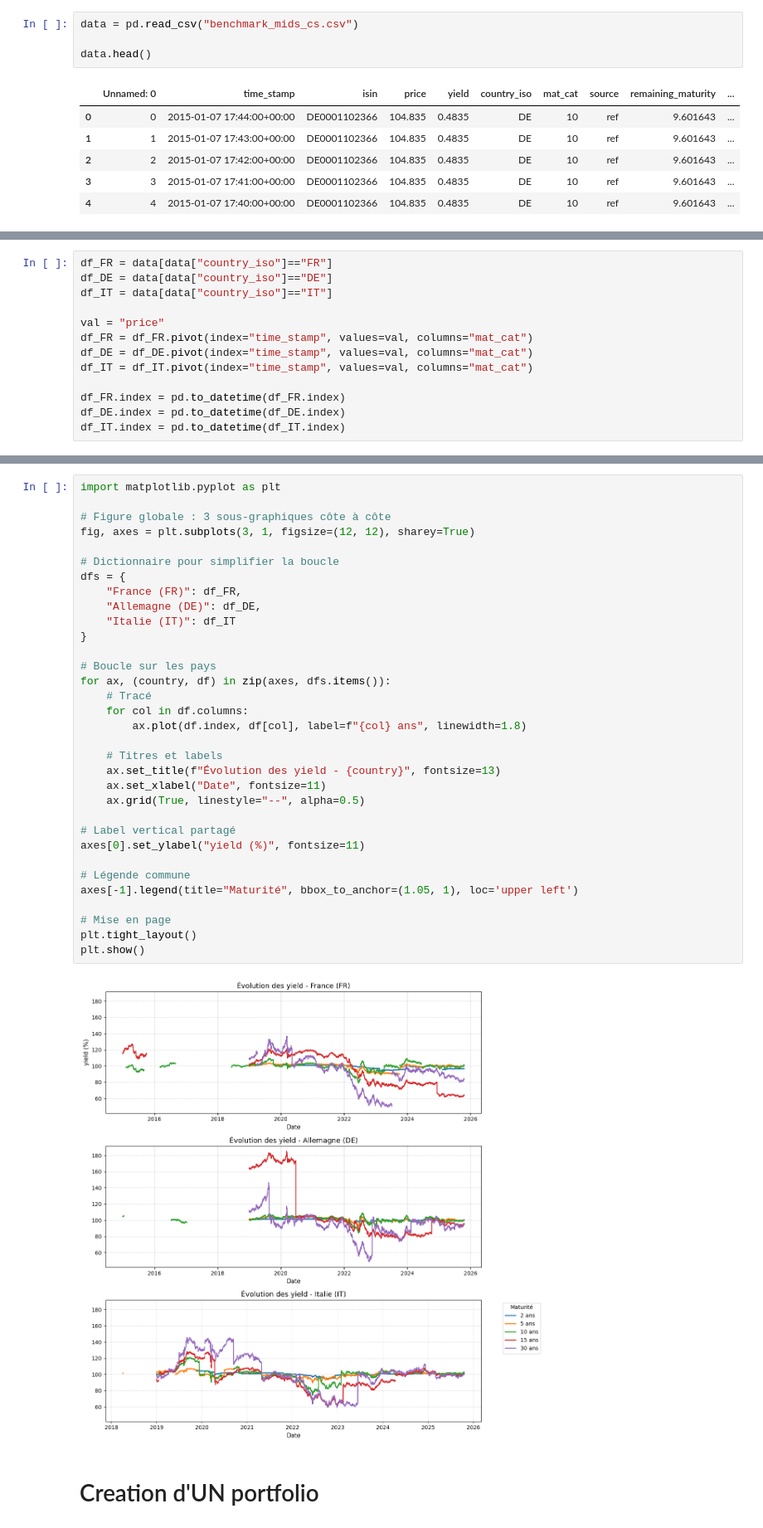
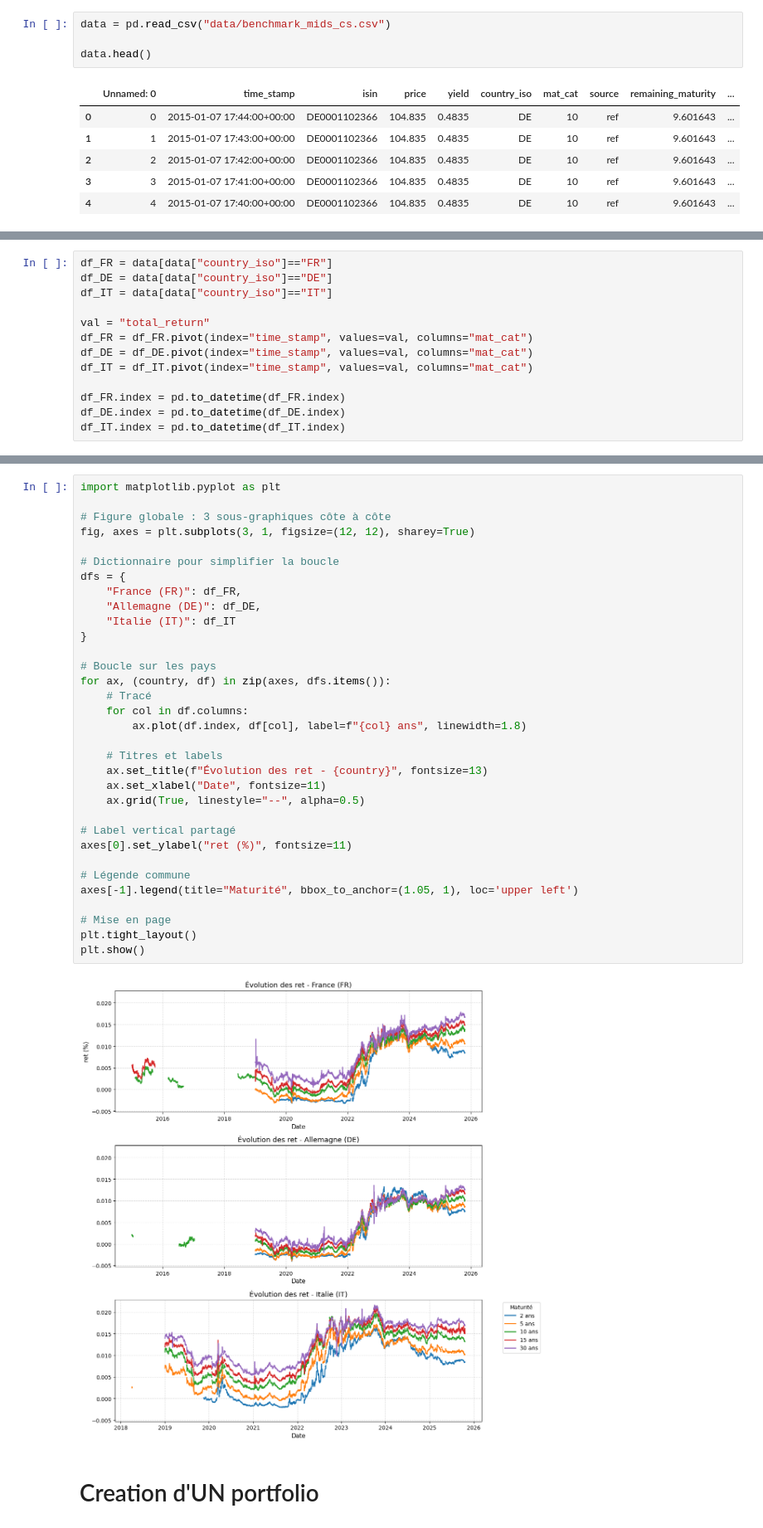
Before and after one commit to pradosth0/Markowitz_based_portfolio_allocation, a Jupyter notebook: premier_pf.ipynb, the cells around one changed output, grey strips where cells are left out. Shown at 83% size. Saved outputs shown, nothing was run; the diff lists cells and outputs as text.

Commit message:
Implementation des return et correction sur matrice de cov

```diff
--- a/premier_pf.ipynb
+++ b/premier_pf.ipynb
@@ -5,7 +5,7 @@ import pandas as pd
 import numpy as np
 import matplotlib.pyplot as plt
 # %%
-data = pd.read_csv("benchmark_mids_cs.csv")
+data = pd.read_csv("data/benchmark_mids_cs.csv")
 
 data.head()
 # %% [output]
@@ -20,7 +40,7 @@ df_FR = data[data["country_iso"]=="FR"]
 df_DE = data[data["country_iso"]=="DE"]
 df_IT = data[data["country_iso"]=="IT"]
 
-val = "price"
+val = "total_return"
 df_FR = df_FR.pivot(index="time_stamp", values=val, columns="mat_cat")
 df_DE = df_DE.pivot(index="time_stamp", values=val, columns="mat_cat")
 df_IT = df_IT.pivot(index="time_stamp", values=val, columns="mat_cat")
@@ -51,36 +84,36 @@ import matplotlib.pyplot as plt
 
 # Figure globale : 3 sous-graphiques côte à côte
 fig, axes = plt.subplots(3, 1, figsize=(12, 12), sharey=True)
 
 # Dictionnaire pour simplifier la boucle
 dfs = {
     "France (FR)": df_FR,
     "Allemagne (DE)": df_DE,
     "Italie (IT)": df_IT
 }
 
 # Boucle sur les pays
 for ax, (country, df) in zip(axes, dfs.items()):
     # Tracé
     for col in df.columns:
         ax.plot(df.index, df[col], label=f"{col} ans", linewidth=1.8)
 
     # Titres et labels
-    ax.set_title(f"Évolution des yield - {country}", fontsize=13)
+    ax.set_title(f"Évolution des ret - {country}", fontsize=13)
     ax.set_xlabel("Date", fontsize=11)
     ax.grid(True, linestyle="--", alpha=0.5)
 
 # Label vertical partagé
-axes[0].set_ylabel("yield (%)", fontsize=11)
+axes[0].set_ylabel("ret (%)", fontsize=11)
 
 # Légende commune
 axes[-1].legend(title="Maturité", bbox_to_anchor=(1.05, 1), loc='upper left')
 
 # Mise en page
 plt.tight_layout()
 plt.show()
 # %% [output]
-[figure, old version]
+[figure, new version]
 # %% [markdown]
 # Creation d'UN portfolio
 # %%
```
Also changed, not shown: parts of 9 cells of this notebook.
